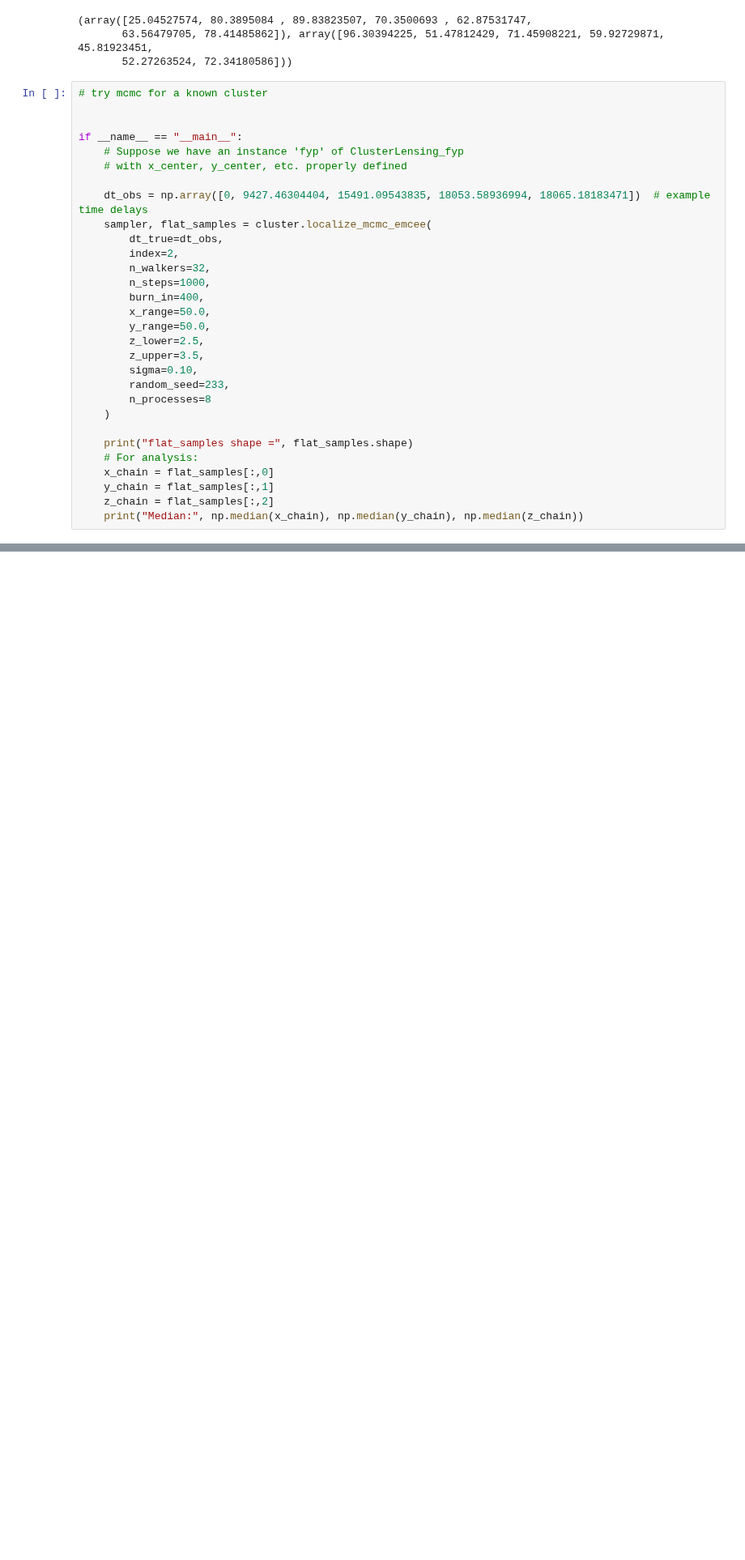
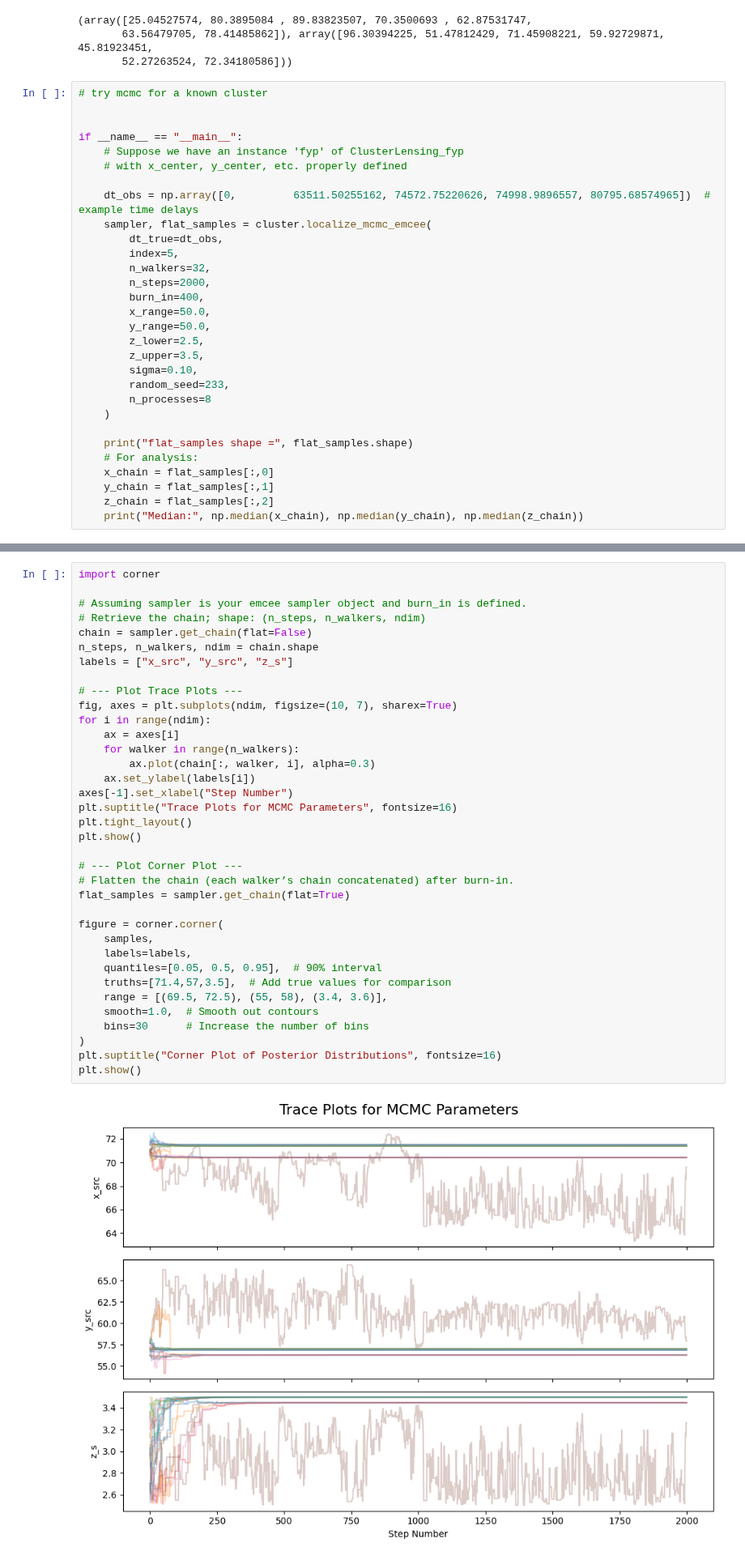
Before and after one commit to diceandcats/GWlensing_Brian, a Jupyter notebook: only_dt_mcmc.ipynb, the cells around one changed output, grey strips where cells are left out. Shown at 81% size. Cells and saved outputs as stored; diff of their text form; blank space fills up the shorter version.

Commit message:
25/2 testing de+mcmc

```diff
--- a/only_dt_mcmc.ipynb
+++ b/only_dt_mcmc.ipynb
@@ -120,12 +120,12 @@ if __name__ == "__main__":
     # Suppose we have an instance 'fyp' of ClusterLensing_fyp
     # with x_center, y_center, etc. properly defined
 
-    dt_obs = np.array([0, 9427.46304404, 15491.09543835, 18053.58936994, 18065.18183471])  # example time delays
+    dt_obs = np.array([0,         63511.50255162, 74572.75220626, 74998.9896557, 80795.68574965])  # example time delays
     sampler, flat_samples = cluster.localize_mcmc_emcee(
         dt_true=dt_obs,
-        index=2,
+        index=5,
         n_walkers=32,
-        n_steps=1000,
+        n_steps=2000,
         burn_in=400,
         x_range=50.0,
         y_range=50.0,
@@ -185,0 +255,38 @@ plt.show()
+# %%
+import corner
+
+# Assuming sampler is your emcee sampler object and burn_in is defined.
+# Retrieve the chain; shape: (n_steps, n_walkers, ndim)
+chain = sampler.get_chain(flat=False)
+n_steps, n_walkers, ndim = chain.shape
+labels = ["x_src", "y_src", "z_s"]
+
+# --- Plot Trace Plots ---
+fig, axes = plt.subplots(ndim, figsize=(10, 7), sharex=True)
+for i in range(ndim):
+    ax = axes[i]
+    for walker in range(n_walkers):
+        ax.plot(chain[:, walker, i], alpha=0.3)
+    ax.set_ylabel(labels[i])
+axes[-1].set_xlabel("Step Number")
+plt.suptitle("Trace Plots for MCMC Parameters", fontsize=16)
+plt.tight_layout()
+plt.show()
+
+# --- Plot Corner Plot ---
+# Flatten the chain (each walker’s chain concatenated) after burn-in.
+flat_samples = sampler.get_chain(flat=True)
+
+figure = corner.corner(
+    samples,
+    labels=labels,
+    quantiles=[0.05, 0.5, 0.95],  # 90% interval
+    truths=[71.4,57,3.5],  # Add true values for comparison
+    range = [(69.5, 72.5), (55, 58), (3.4, 3.6)],
+    smooth=1.0,  # Smooth out contours
+    bins=30      # Increase the number of bins
+)
+plt.suptitle("Corner Plot of Posterior Distributions", fontsize=16)
+plt.show()
+# %% [output]
+[figure, added]
```
Also changed, not shown: parts of 7 cells of this notebook, 11 other files.
